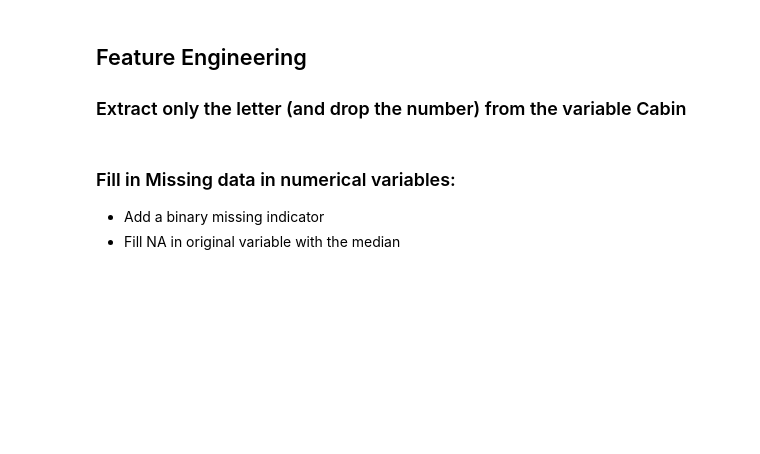
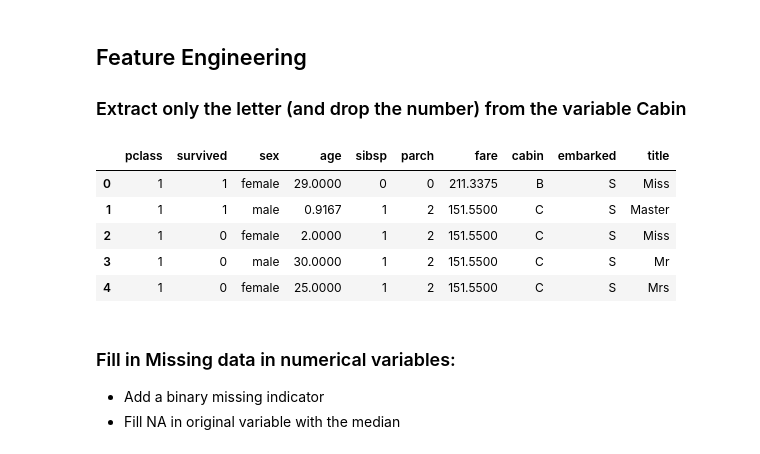
Before and after one commit to lohiermichael/deployment-of-machine-learning-models, a Jupyter notebook: section_2:machine_learning_pipeline-research/assignment/Predicting-Survival-Titanic-Assignement.ipynb, the cells around one changed output. Cells and saved outputs as stored; diff of their text form; code cells hidden in the pictures; blank space fills up the shorter version.

Commit message:
Extract letter in cabin feature

```diff
--- a/section_2:machine_learning_pipeline-research/assignment/Predicting-Survival-Titanic-Assignement.ipynb
+++ b/section_2:machine_learning_pipeline-research/assignment/Predicting-Survival-Titanic-Assignement.ipynb
@@ -217,6 +219,23 @@ X_train.shape, X_test.shape
 ## Feature Engineering
 
 ### Extract only the letter (and drop the number) from the variable Cabin
+# %%
+from math import isnan
+def extract_letter(s):
+    if type(s) == float and isnan(s):
+        return s
+    else:
+        return s[0]
+
+data['cabin'] = data['cabin'].apply(extract_letter)
+data.head()
+# %% [output]
+|  | pclass | survived | sex | age | sibsp | parch | fare | cabin | embarked | title |
+| 0 | 1 | 1 | female | 29.0000 | 0 | 0 | 211.3375 | B | S | Miss |
+| 1 | 1 | 1 | male | 0.9167 | 1 | 2 | 151.5500 | C | S | Master |
+| 2 | 1 | 0 | female | 2.0000 | 1 | 2 | 151.5500 | C | S | Miss |
+| 3 | 1 | 0 | male | 30.0000 | 1 | 2 | 151.5500 | C | S | Mr |
+| 4 | 1 | 0 | female | 25.0000 | 1 | 2 | 151.5500 | C | S | Mrs |
 # %% [markdown]
 ### Fill in Missing data in numerical variables:
 
```
Also changed, not shown: parts of 2 cells of this notebook.
